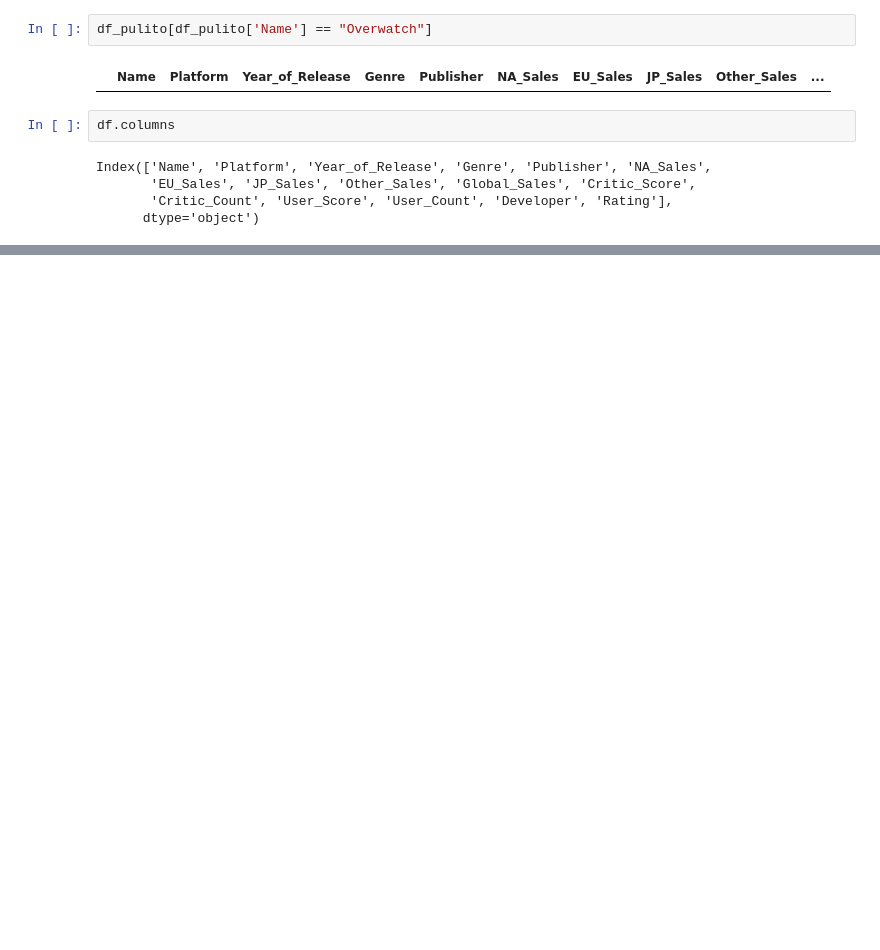
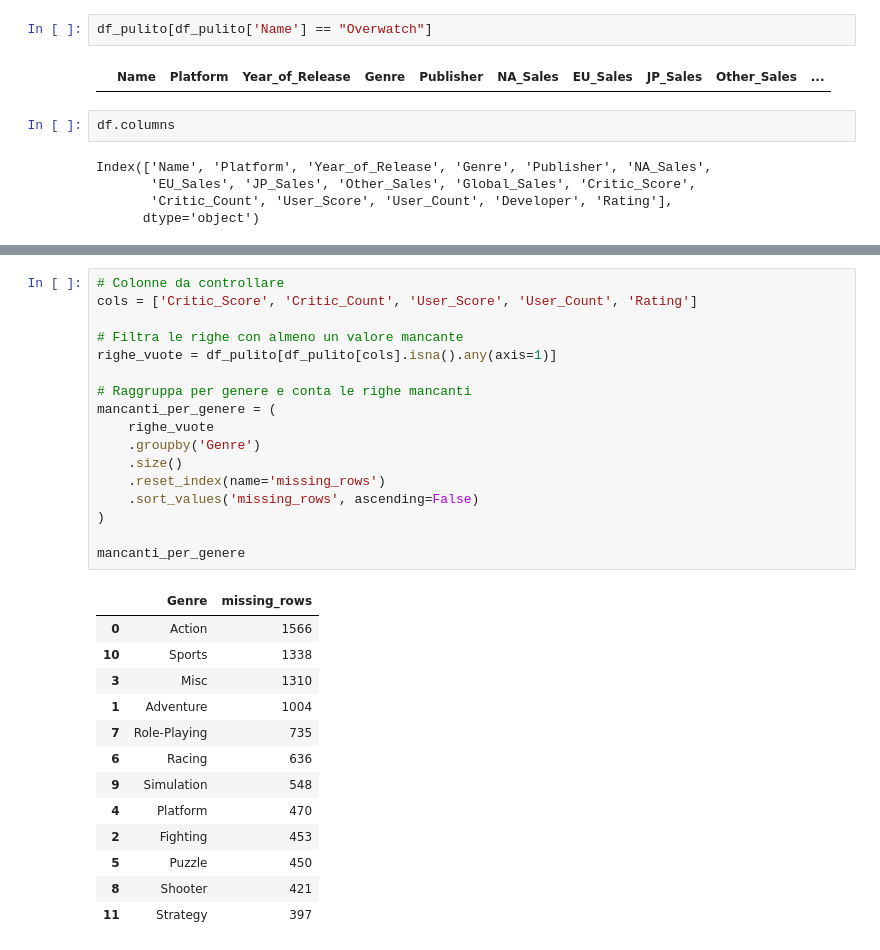
Before and after one commit to LorenzoAnogITSAR/esame_dva, a Jupyter notebook: analisi.ipynb, the cells around one changed output, grey strips where cells are left out. Cells and saved outputs as stored; diff of their text form; blank space fills up the shorter version.

```diff
--- a/analisi.ipynb
+++ b/analisi.ipynb
@@ -113,0 +252,31 @@ Index(['Name', 'Platform', 'Year_of_Release', 'Genre', 'Publisher', 'NA_Sales',
+# %%
+# Colonne da controllare
+cols = ['Critic_Score', 'Critic_Count', 'User_Score', 'User_Count', 'Rating']
+
+# Filtra le righe con almeno un valore mancante
+righe_vuote = df_pulito[df_pulito[cols].isna().any(axis=1)]
+
+# Raggruppa per genere e conta le righe mancanti
+mancanti_per_genere = (
+    righe_vuote
+    .groupby('Genre')
+    .size()
+    .reset_index(name='missing_rows')
+    .sort_values('missing_rows', ascending=False)
+)
+
+mancanti_per_genere
+# %% [output]
+|  | Genre | missing_rows |
+| 0 | Action | 1566 |
+| 10 | Sports | 1338 |
+| 3 | Misc | 1310 |
+| 1 | Adventure | 1004 |
+| 7 | Role-Playing | 735 |
+| 6 | Racing | 636 |
+| 9 | Simulation | 548 |
+| 4 | Platform | 470 |
+| 2 | Fighting | 453 |
+| 5 | Puzzle | 450 |
+| 8 | Shooter | 421 |
+| 11 | Strategy | 397 |
```
Also changed, not shown: parts of 10 cells of this notebook.
